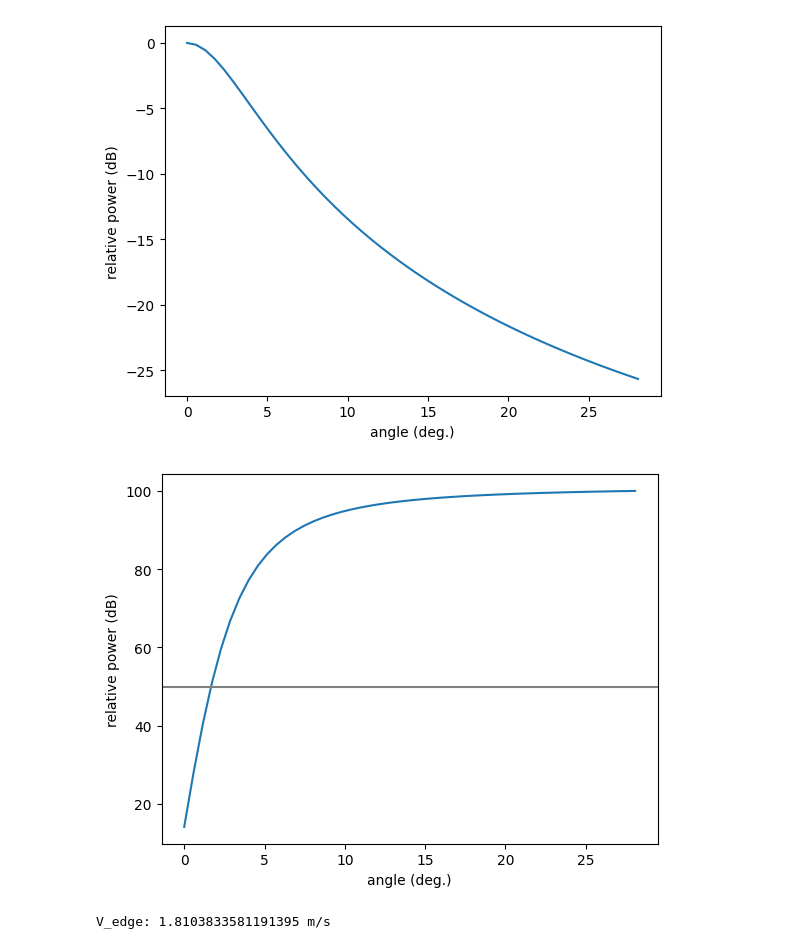
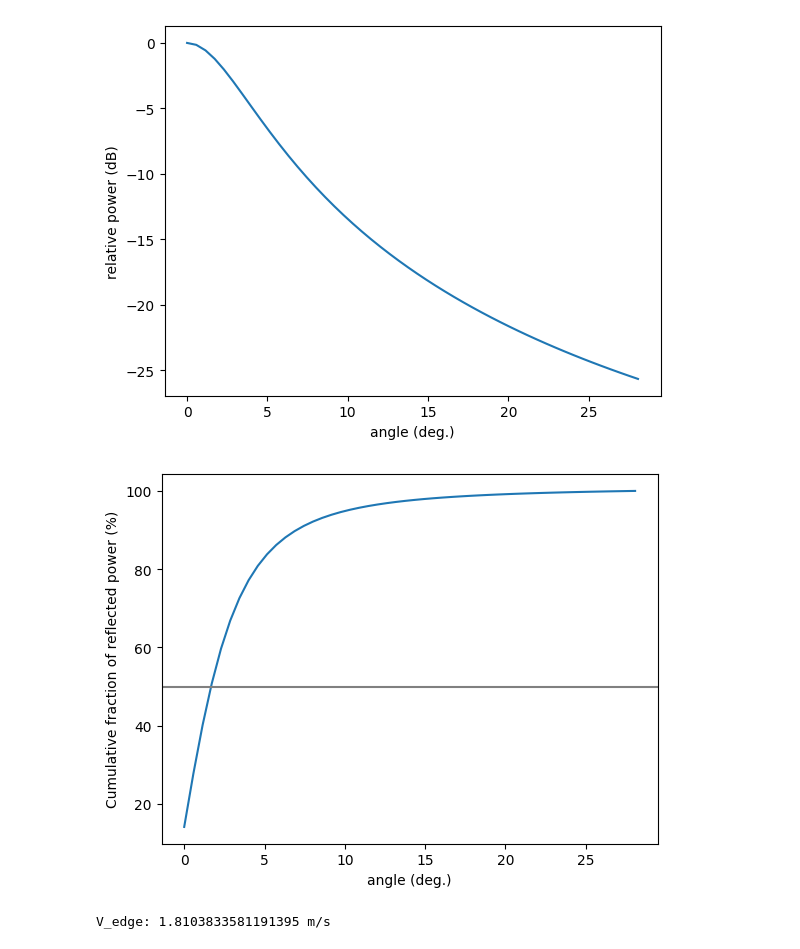
Before and after one commit to tftelkamp/venus_bounce, a Jupyter notebook: venus_scratchbook_v1.ipynb, the cells around one changed output. Drawn from its saved outputs; the diff is of its cells as text; code cells hidden in the pictures.

```diff
--- a/venus_scratchbook_v1.ipynb
+++ b/venus_scratchbook_v1.ipynb
@@ -421,8 +421,8 @@ ax.set_xlabel("angle (deg.)");
 # %%
 fig, ax = plt.subplots()
 ax.plot(phi*180/np.pi, 100*np.cumsum(P)/np.sum(P), "-");
-ax.set_ylabel("relative power (dB)")
+ax.set_ylabel("Cumulative fraction of reflected power (%)");
 ax.set_xlabel("angle (deg.)");
 ax.axhline(50, color="grey");
 # %% [output]
-[figure, old version]
+[figure, new version]
```
Also changed, not shown: parts of 16 cells of this notebook.
